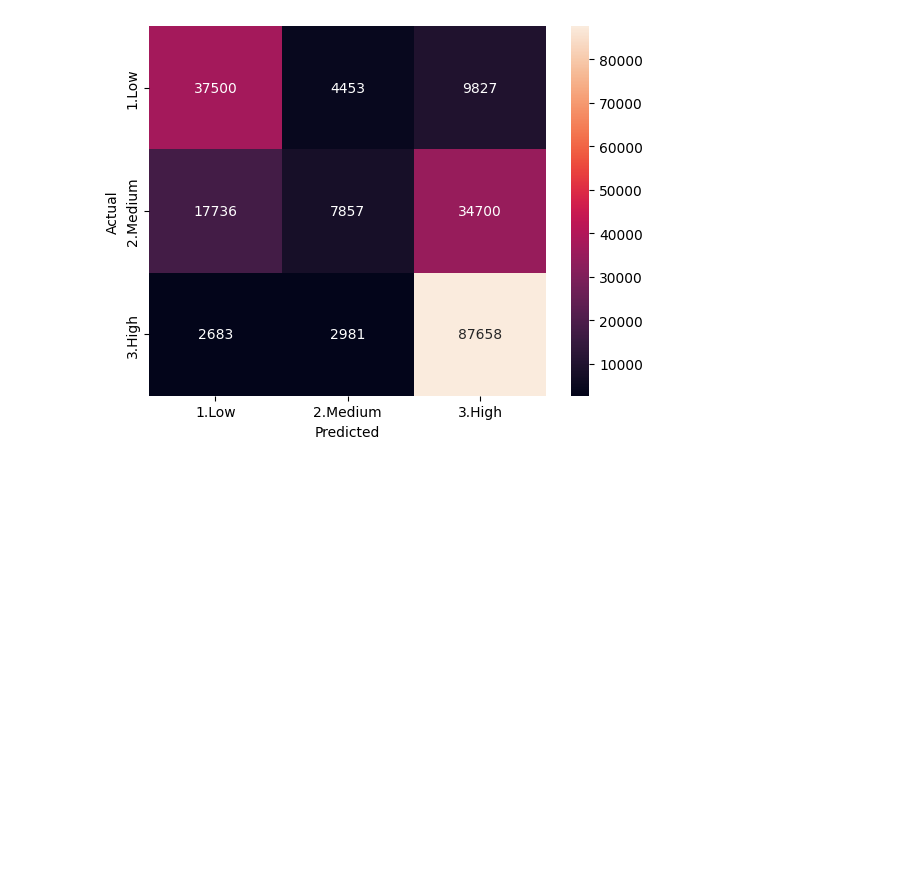
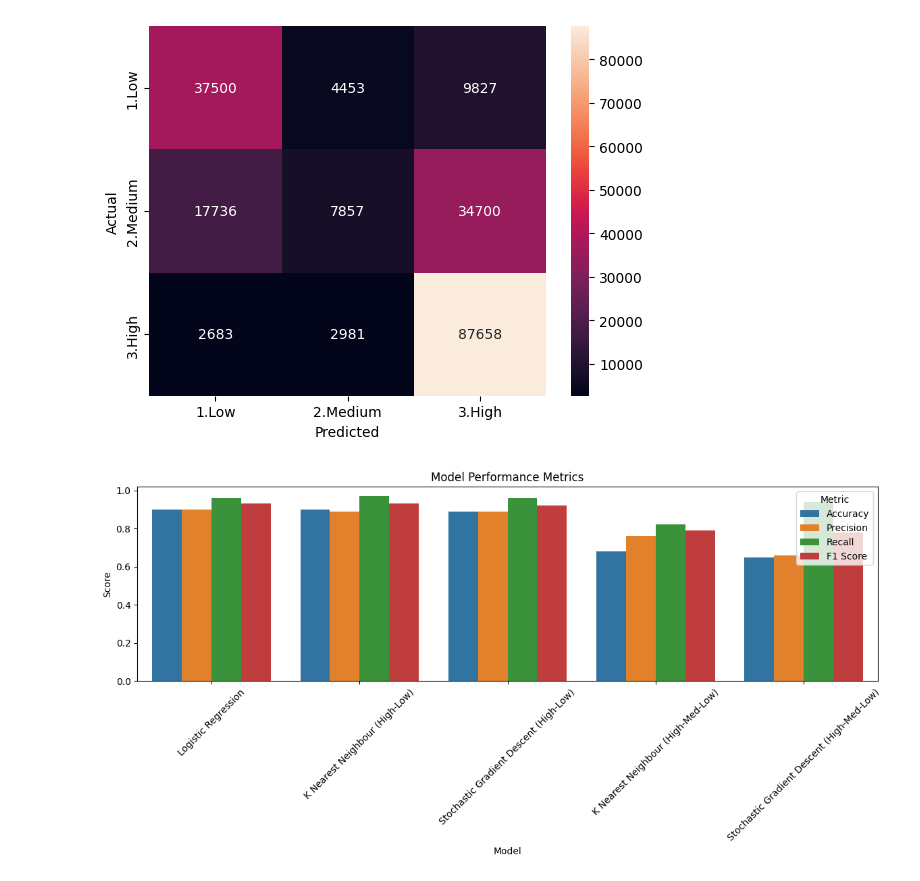
Before and after one commit to rvg619/ML_Assignment2, a Jupyter notebook: action/Assignment2_final.ipynb, the cells around one changed output. Cells and saved outputs as stored; diff of their text form; code cells hidden in the pictures; blank space fills up the shorter version.

```diff
--- a/action/Assignment2_final.ipynb
+++ b/action/Assignment2_final.ipynb
@@ -1019,3 +1022,42 @@ results
    macro avg       0.61      0.60      0.56    205395
 weighted avg       0.62      0.65      0.59    205395
 [figure]
+# %%
+import pandas as pd
+import matplotlib.pyplot as plt
+import seaborn as sns
+
+data = {
+    'Model': [
+        'Logistic Regression',
+        'K Nearest Neighbour (High-Low)',
+        'K Nearest Neighbour (High-Med-Low)',
+        'Stochastic Gradient Descent (High-Low)',
+        'Stochastic Gradient Descent (High-Med-Low)'
+    ],
+    'Accuracy': [0.9000, 0.9000, 0.6800, 0.8900, 0.6500],
+    'Precision': [0.9000, 0.8900, 0.7600, 0.8900, 0.6600],
+    'Recall': [0.9600, 0.9700, 0.8200, 0.9600, 0.9400],
+    'F1 Score': [0.9300, 0.9300, 0.7900, 0.9200, 0.7800]
+}
+
+metrics_df = pd.DataFrame(data)
+
+# Melt the DataFrame for easier plotting
+metrics_df_melted = metrics_df.melt(id_vars='Model', var_name='Metric', value_name='Score')
+
+# Set the order of models based on accuracy
+order = metrics_df.sort_values('Accuracy', ascending=False)['Model'].tolist()
+
+# Create the bar plot
+plt.figure(figsize=(12, 6))
+sns.barplot(x='Model', y='Score', hue='Metric', data=metrics_df_melted, order=order)
+plt.title('Model Performance Metrics')
+plt.xlabel('Model')
+plt.ylabel('Score')
+plt.xticks(rotation=45)
+plt.legend(title='Metric')
+plt.tight_layout()
+plt.show()
+# %% [output]
+[figure, added]
```
Also changed, not shown: parts of 3 cells of this notebook.
